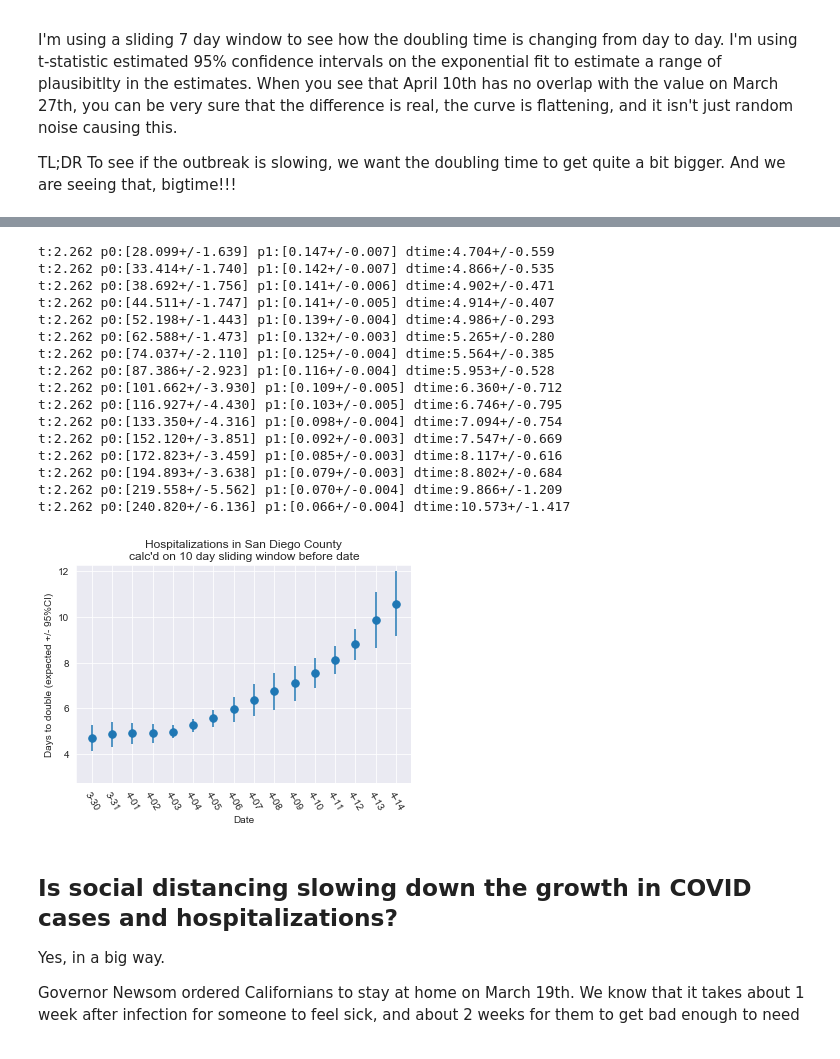
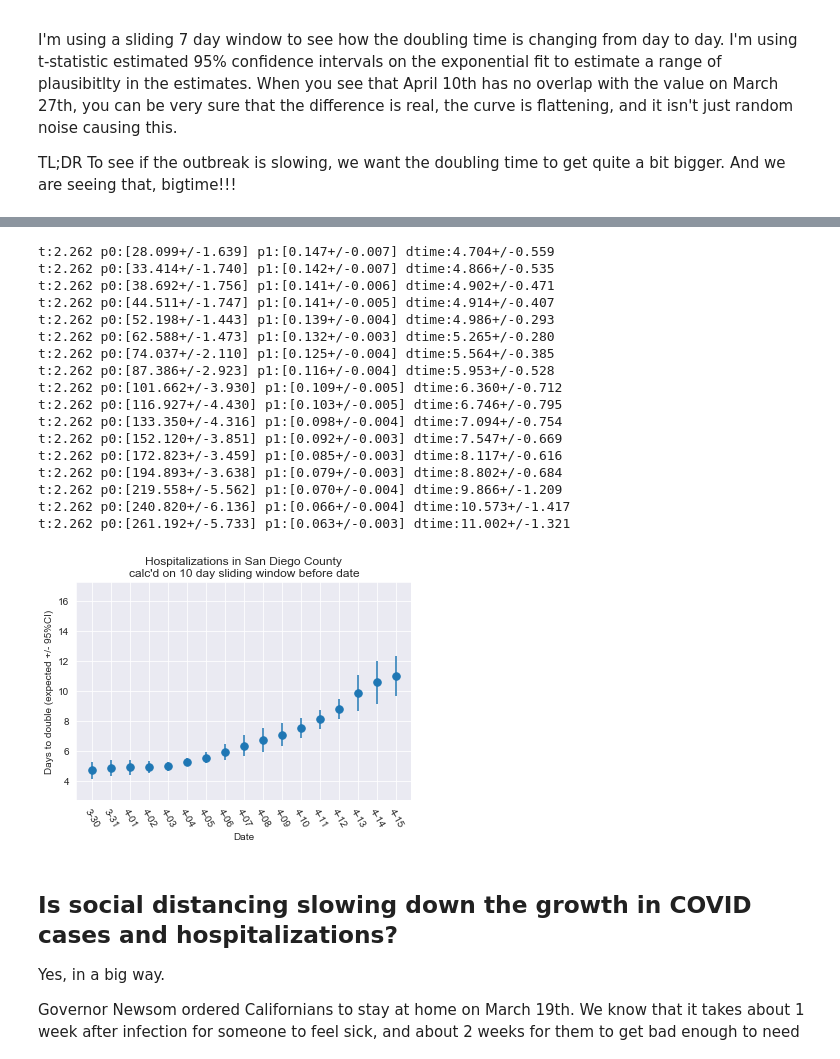
Before and after one commit to jasongfleischer/SanDiegoCountyCOVID19, a Jupyter notebook: San Diego Country Coronavirus History.ipynb, the cells around one changed output, grey strips where cells are left out. Drawn from its saved outputs; the diff is of its cells as text; code cells hidden in the pictures.

Commit message:
4/15 update, new compare hospitalizations graph to highlight passing the original date we might run out of beds

```diff
--- a/San Diego Country Coronavirus History.ipynb
+++ b/San Diego Country Coronavirus History.ipynb
@@ -388,35 +391,36 @@ ix = []
 for day in hospitalizations[start_calc:].index:
     todate = day
     fromdate = (pd.Timestamp(day)-pd.Timedelta('10 days')).isoformat().split('T')[0]
     doubling_time, ci95, hosp_p_est, hosp_p_cov = estimate_doubling_time(hospitalizations[fromdate:todate])
     ex.append( doubling_time )
     er.append( ci95 )
     ix.append( day[-4:] )
 plt.errorbar( ix, ex, yerr=er, fmt='.', markersize=15)
 plt.title('Hospitalizations in San Diego County\ncalc\'d on 10 day sliding window before date')
 plt.ylabel('Days to double (expected +/- 95%CI)')
 plt.xlabel('Date')
-plt.ylim([2.75, 12.25])
+plt.ylim([2.75, 17.25])
 plt.xticks(rotation=-60)
 plt.savefig('Plots/hospitaldoubling10day.png',dpi=300);
 # %% [output]
 t:2.262 p0:[28.099+/-1.639] p1:[0.147+/-0.007] dtime:4.704+/-0.559
 t:2.262 p0:[33.414+/-1.740] p1:[0.142+/-0.007] dtime:4.866+/-0.535
 t:2.262 p0:[38.692+/-1.756] p1:[0.141+/-0.006] dtime:4.902+/-0.471
 t:2.262 p0:[44.511+/-1.747] p1:[0.141+/-0.005] dtime:4.914+/-0.407
 t:2.262 p0:[52.198+/-1.443] p1:[0.139+/-0.004] dtime:4.986+/-0.293
 t:2.262 p0:[62.588+/-1.473] p1:[0.132+/-0.003] dtime:5.265+/-0.280
 t:2.262 p0:[74.037+/-2.110] p1:[0.125+/-0.004] dtime:5.564+/-0.385
 t:2.262 p0:[87.386+/-2.923] p1:[0.116+/-0.004] dtime:5.953+/-0.528
 t:2.262 p0:[101.662+/-3.930] p1:[0.109+/-0.005] dtime:6.360+/-0.712
 t:2.262 p0:[116.927+/-4.430] p1:[0.103+/-0.005] dtime:6.746+/-0.795
 t:2.262 p0:[133.350+/-4.316] p1:[0.098+/-0.004] dtime:7.094+/-0.754
 t:2.262 p0:[152.120+/-3.851] p1:[0.092+/-0.003] dtime:7.547+/-0.669
 t:2.262 p0:[172.823+/-3.459] p1:[0.085+/-0.003] dtime:8.117+/-0.616
 t:2.262 p0:[194.893+/-3.638] p1:[0.079+/-0.003] dtime:8.802+/-0.684
 t:2.262 p0:[219.558+/-5.562] p1:[0.070+/-0.004] dtime:9.866+/-1.209
 t:2.262 p0:[240.820+/-6.136] p1:[0.066+/-0.004] dtime:10.573+/-1.417
+t:2.262 p0:[261.192+/-5.733] p1:[0.063+/-0.003] dtime:11.002+/-1.321
-[figure, old version]
+[figure, new version]
 # %% [markdown]
 <a id="distancing"></a>
 ## Is social distancing slowing down the growth in COVID cases and hospitalizations?
```
Also changed, not shown: parts of 12 cells of this notebook, 11 other files.
